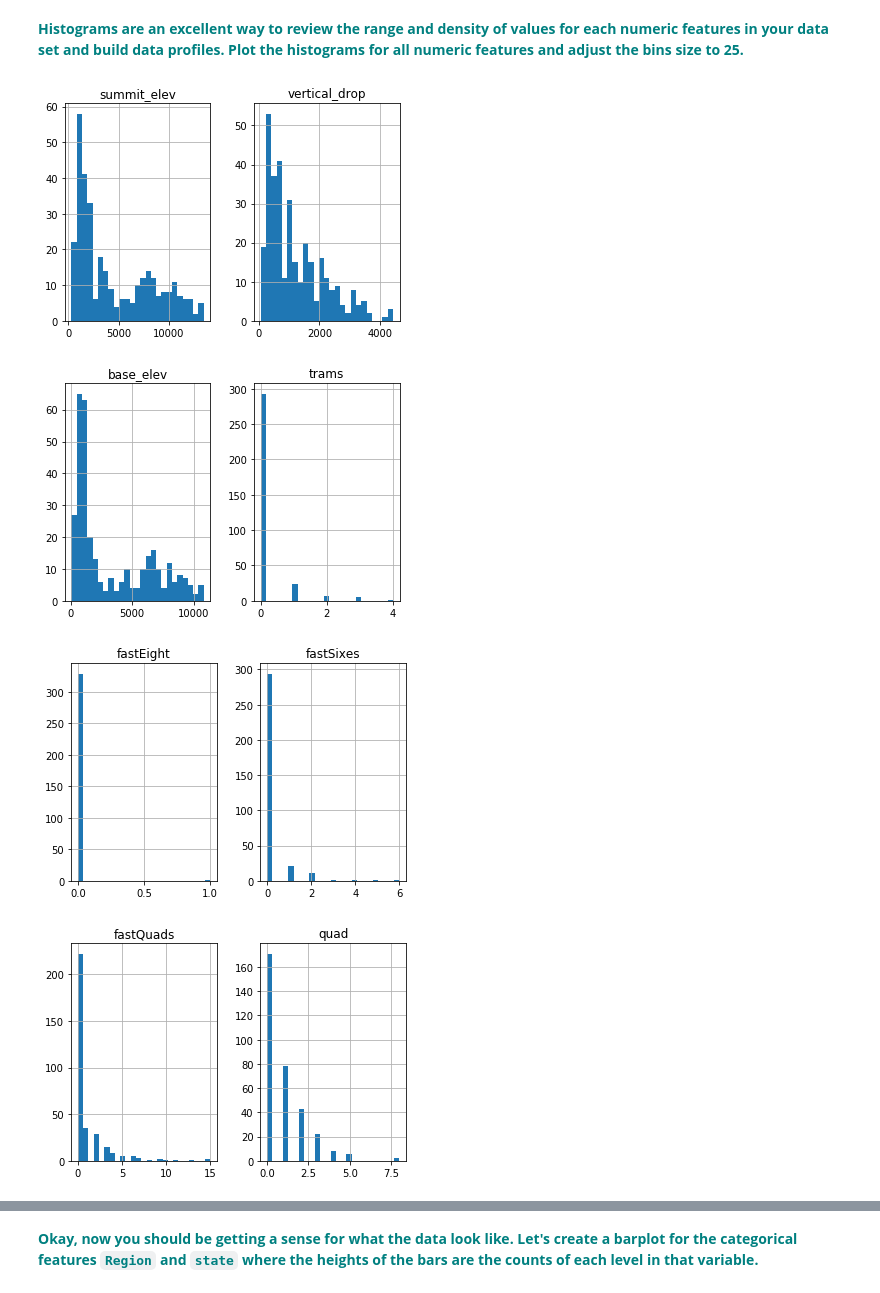
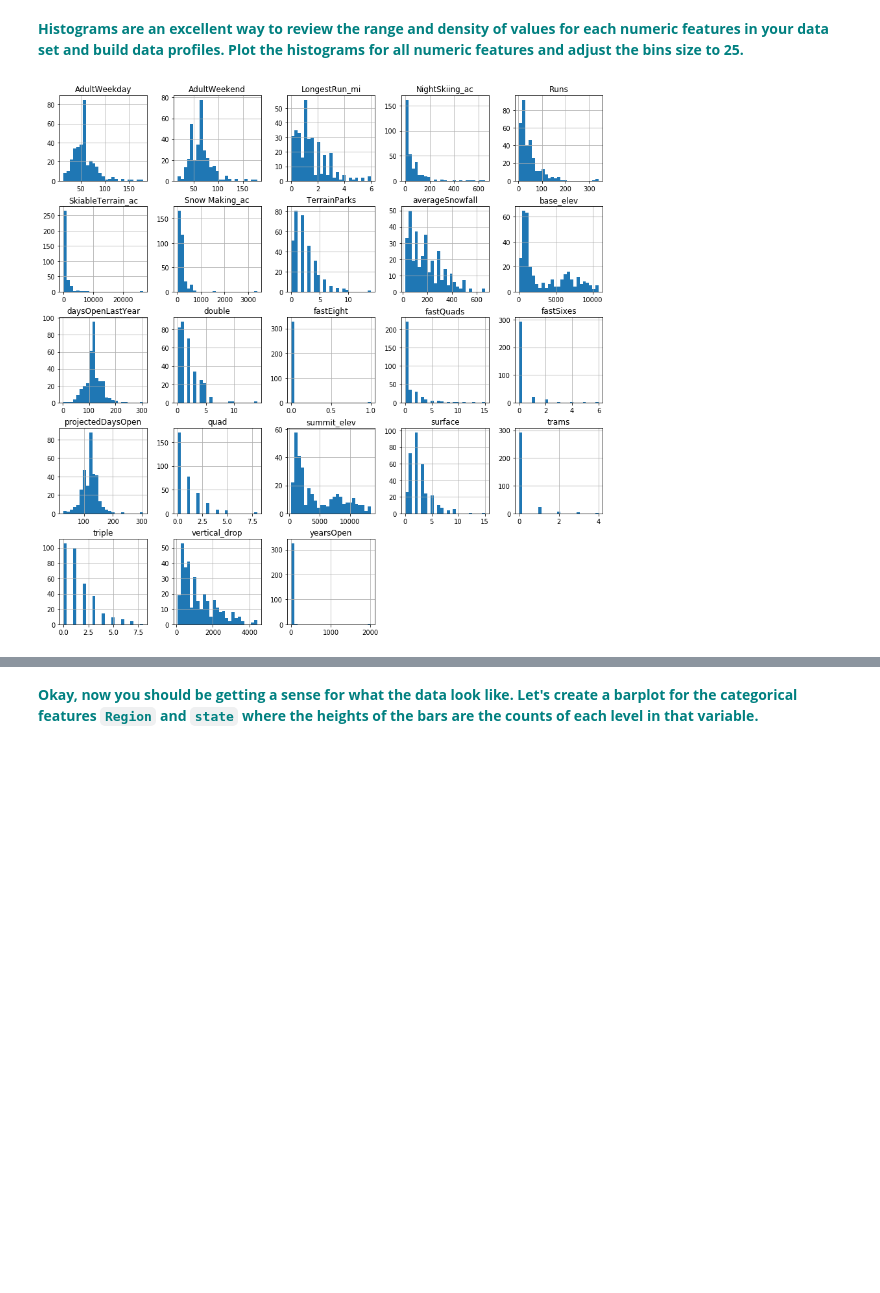
Before and after one commit to david-olivero/Guided-Capstone, a Jupyter notebook: GuidedCapstoneStep3HL.ipynb, the cells around one changed output, grey strips where cells are left out. Cells and saved outputs as stored; diff of their text form; code cells hidden in the pictures; blank space fills up the shorter version.

```diff
--- a/GuidedCapstoneStep3HL.ipynb
+++ b/GuidedCapstoneStep3HL.ipynb
@@ -104,13 +104,13 @@ NightSkiing_ac       27.000000    83.750000    650.0
 # %% [markdown]
 **<font color='teal'> Histograms are an excellent way to review the range and density of values for each numeric features in your data set and build data profiles. Plot the histograms for all numeric features and adjust the bins size to 25.</font>**
 # %%
-for x in range(3, len(ski_data.columns)):
-    if x % 2 != 0:
-        df = ski_data.iloc[:,x:(x+2)]
-        df.hist(bins=25)
-        plt.show()
+ski_data.hist(bins=25, figsize=(15,15))
+plt.show()
+
+#for x in range(3, len(ski_data.columns)):
+#    if x % 2 != 0:
+#        df = ski_data.iloc[:,x:(x+2)]
+#        df.hist(bins=25)
+#        plt.show()
 # %% [output]
-[figure, old version]
+[figure, new version]
-[figure, removed]
-[figure, removed]
-[figure, removed]
```
Also changed, not shown: parts of 35 cells of this notebook, 5 other files.
